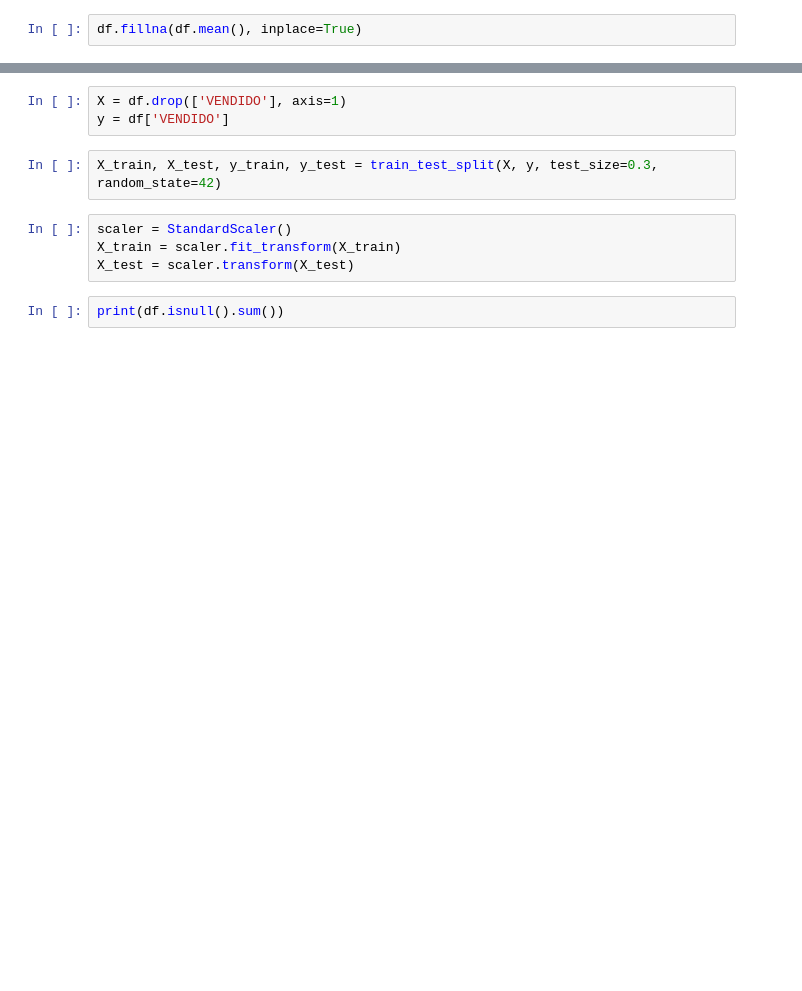
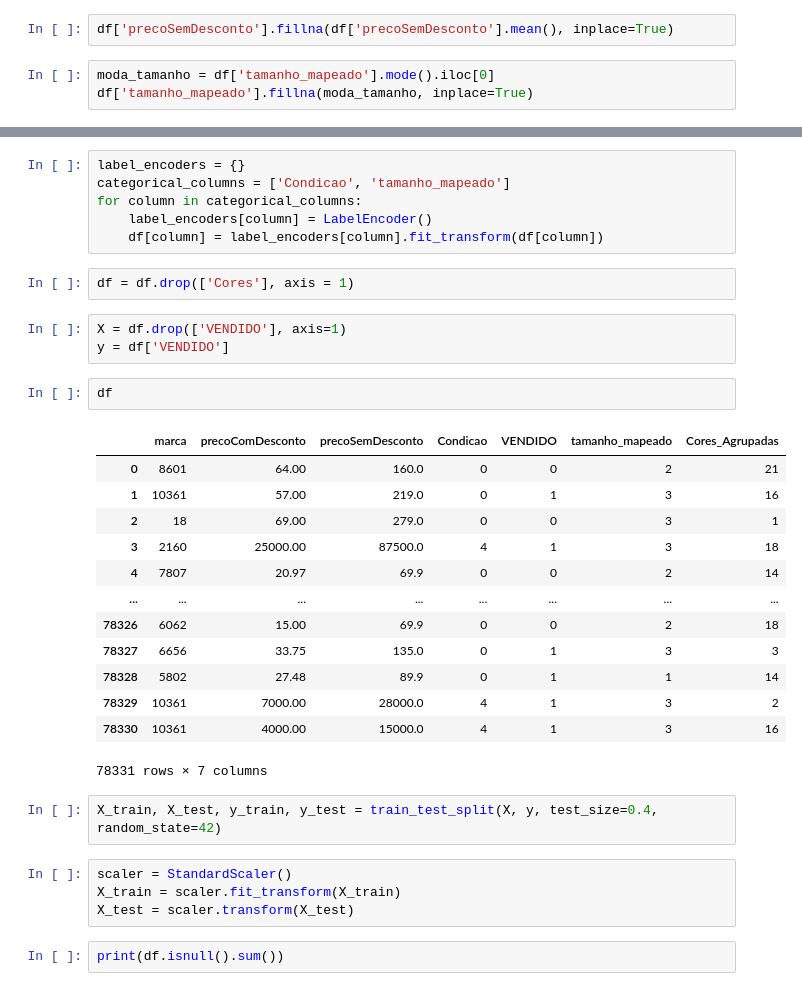
Before and after one commit to FilipeSCampos/I.a-vendas-classification, a Jupyter notebook: Gestão de dados.ipynb, the cells around one changed output, grey strips where cells are left out. Saved outputs shown, nothing was run; the diff lists cells and outputs as text; blank space fills up the shorter version.

```diff
--- a/Gestão de dados.ipynb
+++ b/Gestão de dados.ipynb
@@ -182,4 +320,7 @@ df['marca']
 78330    10361
 Name: marca, Length: 78331, dtype: int32
 # %%
-df.fillna(df.mean(), inplace=True)
+df['precoSemDesconto'].fillna(df['precoSemDesconto'].mean(), inplace=True)
+# %%
+moda_tamanho = df['tamanho_mapeado'].mode().iloc[0]
+df['tamanho_mapeado'].fillna(moda_tamanho, inplace=True)
@@ -188,8 +332,32 @@ df2.fillna(df2.mean(), inplace=True)
+# %%
+label_encoders = {}
+categorical_columns = ['Condicao', 'tamanho_mapeado']
+for column in categorical_columns:
+    label_encoders[column] = LabelEncoder()
+    df[column] = label_encoders[column].fit_transform(df[column])
+# %%
+df = df.drop(['Cores'], axis = 1)
 # %%
 X = df.drop(['VENDIDO'], axis=1)
 y = df['VENDIDO']
+# %%
+df
+# %% [output]
+|  | marca | precoComDesconto | precoSemDesconto | Condicao | VENDIDO | tamanho_mapeado | Cores_Agrupadas |
+| 0 | 8601 | 64.00 | 160.0 | 0 | 0 | 2 | 21 |
+| 1 | 10361 | 57.00 | 219.0 | 0 | 1 | 3 | 16 |
+| 2 | 18 | 69.00 | 279.0 | 0 | 0 | 3 | 1 |
+| 3 | 2160 | 25000.00 | 87500.0 | 4 | 1 | 3 | 18 |
+| 4 | 7807 | 20.97 | 69.9 | 0 | 0 | 2 | 14 |
+| ... | ... | ... | ... | ... | ... | ... | ... |
+| 78326 | 6062 | 15.00 | 69.9 | 0 | 0 | 2 | 18 |
+| 78327 | 6656 | 33.75 | 135.0 | 0 | 1 | 3 | 3 |
+| 78328 | 5802 | 27.48 | 89.9 | 0 | 1 | 1 | 14 |
+| 78329 | 10361 | 7000.00 | 28000.0 | 4 | 1 | 3 | 2 |
+| 78330 | 10361 | 4000.00 | 15000.0 | 4 | 1 | 3 | 16 |
+78331 rows × 7 columns
 # %%
-X_train, X_test, y_train, y_test = train_test_split(X, y, test_size=0.3, random_state=42)
+X_train, X_test, y_train, y_test = train_test_split(X, y, test_size=0.4, random_state=42)
 # %%
 scaler = StandardScaler()
 X_train = scaler.fit_transform(X_train)
```
Also changed, not shown: parts of 19 cells of this notebook, 8 other files.
